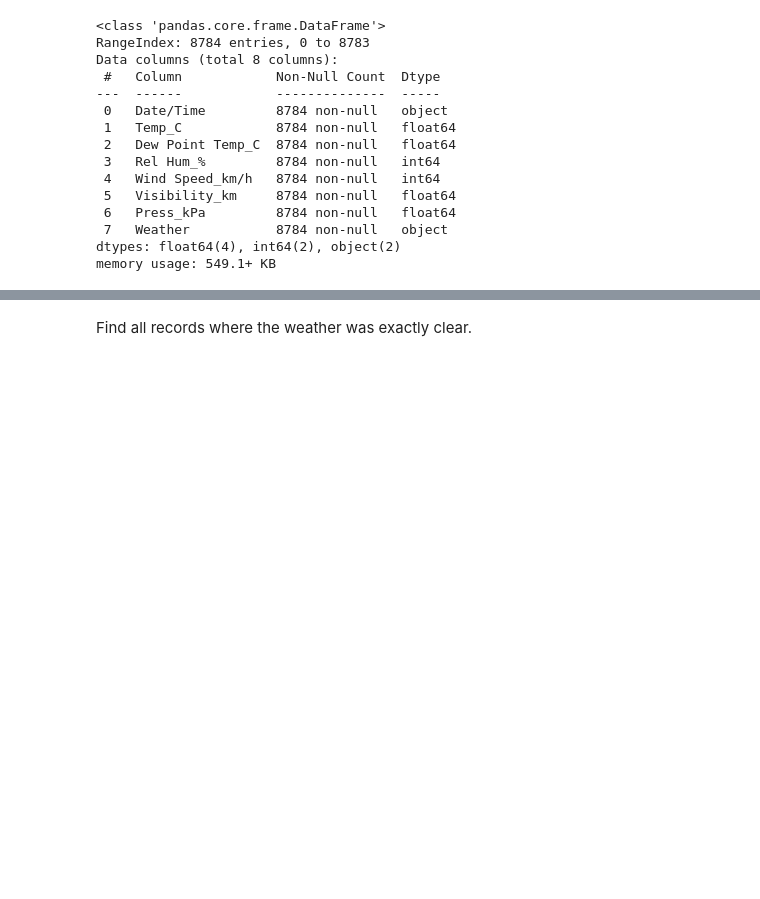
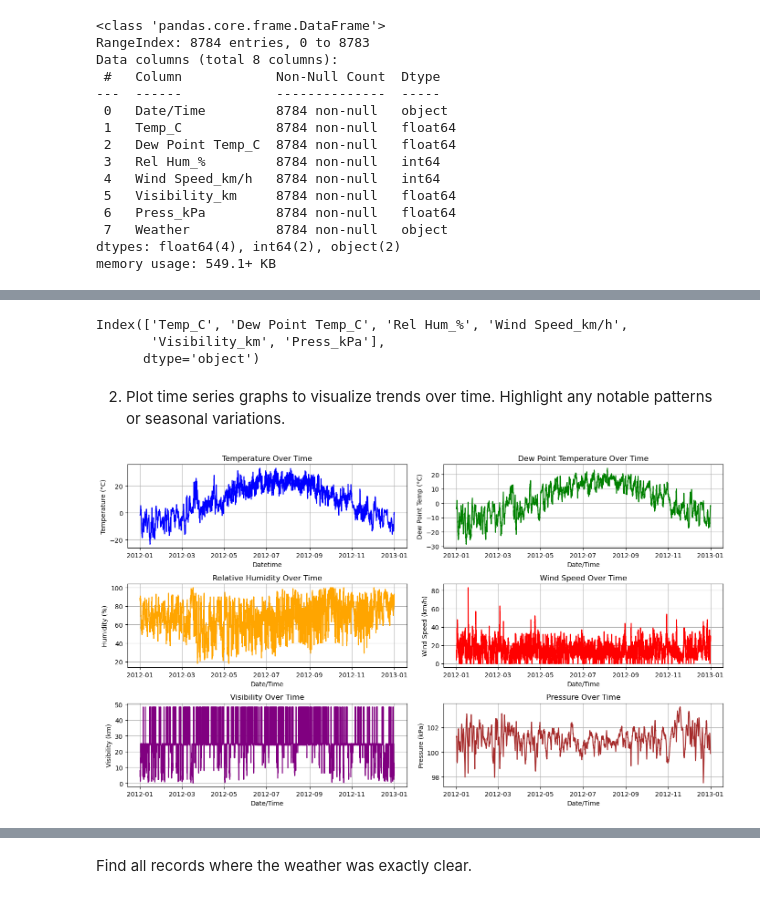
Before and after one commit to MichelleNjeri-scientist/Weather-Data, a Jupyter notebook: Weather.ipynb, the cells around one changed output, grey strips where cells are left out. Saved outputs shown, nothing was run; the diff lists cells and outputs as text; code cells hidden in the pictures; blank space fills up the shorter version.

```diff
--- a/Weather.ipynb
+++ b/Weather.ipynb
@@ -155,0 +215,69 @@ Part 2: Move this CSV into a database of your choice and use SQL to answer 4 of
+# %%
+data.columns
+# %% [output]
+Index(['Temp_C', 'Dew Point Temp_C', 'Rel Hum_%', 'Wind Speed_km/h',
+       'Visibility_km', 'Press_kPa'],
+      dtype='object')
+# %% [markdown]
+2. Plot time series graphs to visualize trends over time. Highlight any notable patterns or seasonal variations.
+# %%
+# Convert 'Date/Time' column to datetime format
+data['Date/Time'] = pd.to_datetime(data['Date/Time'])# Set 'Date/Time' as the index
+data.set_index('Date/Time', inplace=True)
+
+# Plot each variable over time
+plt.figure(figsize=(14, 8))
+
+# Temperature
+plt.subplot(3, 2, 1)
+plt.plot(data.index, data['Temp_C'], color='blue', label='Temperature (°C)')
+plt.title('Temperature Over Time')
+plt.xlabel('Datetime')
+plt.ylabel('Temperature (°C)')
+plt.grid(True)
+
+# Dew Point Temperature
+plt.subplot(3, 2, 2)
+plt.plot(data.index, data['Dew Point Temp_C'], color='green', label='Dew Point Temp (°C)')
+plt.title('Dew Point Temperature Over Time')
+plt.xlabel('Date/Time')
+plt.ylabel('Dew Point Temp (°C)')
+plt.grid(True)
+
+# Relative Humidity
+plt.subplot(3, 2, 3)
+plt.plot(data.index, data['Rel Hum_%'], color='orange', label='Relative Humidity (%)')
+plt.title('Relative Humidity Over Time')
+plt.xlabel('Date/Time')
+plt.ylabel('Humidity (%)')
+plt.grid(True)
+
+# Wind Speed
+plt.subplot(3, 2, 4)
+plt.plot(data.index, data['Wind Speed_km/h'], color='red', label='Wind Speed (km/h)')
+plt.title('Wind Speed Over Time')
+plt.xlabel('Date/Time')
+plt.ylabel('Wind Speed (km/h)')
+plt.grid(True)
+
+# Visibility
+plt.subplot(3, 2, 5)
+plt.plot(data.index, data['Visibility_km'], color='purple', label='Visibility (km)')
+plt.title('Visibility Over Time')
+plt.xlabel('Date/Time')
+plt.ylabel('Visibility (km)')
+plt.grid(True)
+
+# Pressure
+plt.subplot(3, 2, 6)
+plt.plot(data.index, data['Press_kPa'], color='brown', label='Pressure (kPa)')
+plt.title('Pressure Over Time')
+plt.xlabel('Date/Time')
+plt.ylabel('Pressure (kPa)')
+plt.grid(True)
+
+# Adjust layout
+plt.tight_layout()
+plt.show()
+# %% [output]
+[figure, added]
```
Also changed, not shown: parts of 42 cells of this notebook.
